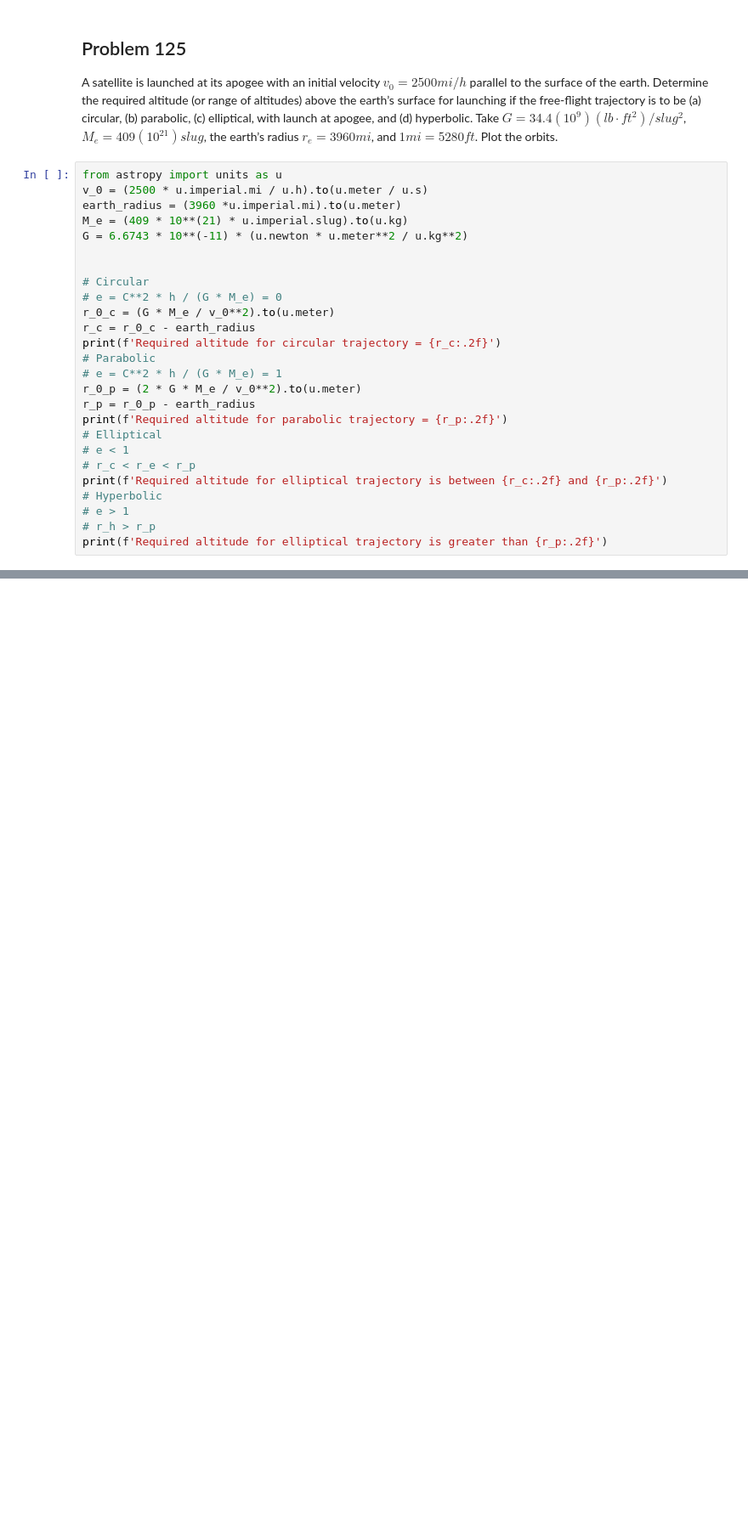
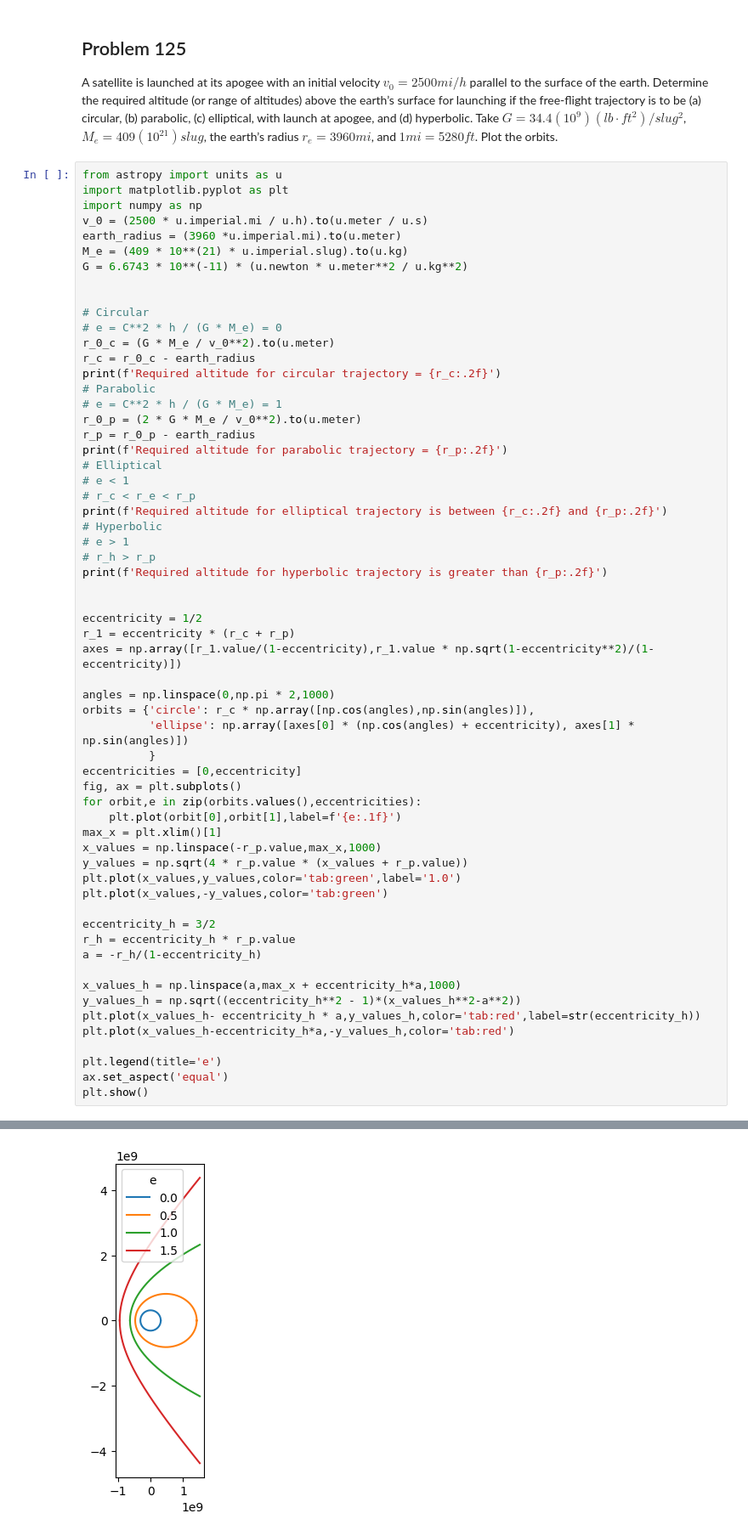
Before and after one commit to michaelhotchkiss/Dynamics, a Jupyter notebook: Chapter 13 - Kinematics of a Particle Force and Acceleration.ipynb, the cells around one changed output, grey strips where cells are left out. Shown at 85% size. Saved outputs shown, nothing was run; the diff lists cells and outputs as text; blank space fills up the shorter version.

```diff
--- a/Chapter 13 - Kinematics of a Particle Force and Acceleration.ipynb
+++ b/Chapter 13 - Kinematics of a Particle Force and Acceleration.ipynb
@@ -303,6 +303,8 @@ earth’s radius $r_e = 3960 mi$, and $1 mi = 5280 ft$.
 Plot the orbits.
 # %%
 from astropy import units as u
+import matplotlib.pyplot as plt
+import numpy as np
 v_0 = (2500 * u.imperial.mi / u.h).to(u.meter / u.s)
 earth_radius = (3960 *u.imperial.mi).to(u.meter)
 M_e = (409 * 10**(21) * u.imperial.slug).to(u.kg)
@@ -326,7 +328,39 @@ print(f'Required altitude for elliptical trajectory is between {r_c:.2f} and {r_
 # Hyperbolic
 # e > 1
 # r_h > r_p
-print(f'Required altitude for elliptical trajectory is greater than {r_p:.2f}')
+print(f'Required altitude for hyperbolic trajectory is greater than {r_p:.2f}')
+
+
+eccentricity = 1/2
+r_1 = eccentricity * (r_c + r_p)
+axes = np.array([r_1.value/(1-eccentricity),r_1.value * np.sqrt(1-eccentricity**2)/(1-eccentricity)])
+
+angles = np.linspace(0,np.pi * 2,1000)
+orbits = {'circle': r_c * np.array([np.cos(angles),np.sin(angles)]),
+          'ellipse': np.array([axes[0] * (np.cos(angles) + eccentricity), axes[1] * np.sin(angles)])
+          }
+eccentricities = [0,eccentricity]
+fig, ax = plt.subplots()
+for orbit,e in zip(orbits.values(),eccentricities):
+    plt.plot(orbit[0],orbit[1],label=f'{e:.1f}')
+max_x = plt.xlim()[1]
+x_values = np.linspace(-r_p.value,max_x,1000)
+y_values = np.sqrt(4 * r_p.value * (x_values + r_p.value))
+plt.plot(x_values,y_values,color='tab:green',label='1.0')
+plt.plot(x_values,-y_values,color='tab:green')
+
+eccentricity_h = 3/2
+r_h = eccentricity_h * r_p.value
+a = -r_h/(1-eccentricity_h)
+
+x_values_h = np.linspace(a,max_x + eccentricity_h*a,1000)
+y_values_h = np.sqrt((eccentricity_h**2 - 1)*(x_values_h**2-a**2))
+plt.plot(x_values_h- eccentricity_h * a,y_values_h,color='tab:red',label=str(eccentricity_h))
+plt.plot(x_values_h-eccentricity_h*a,-y_values_h,color='tab:red')
+
+plt.legend(title='e')
+ax.set_aspect('equal')
+plt.show()
 # %% [output]
 Required altitude for circular trajectory = 312580742.11 m
 Required altitude for parabolic trajectory = 631534486.47 m
@@ -334,0 +369 @@ Required altitude for elliptical trajectory is above 631534486.47 m
+[figure, added]
```
Also changed, not shown: parts of 1 cell of this notebook, 2 other files.
